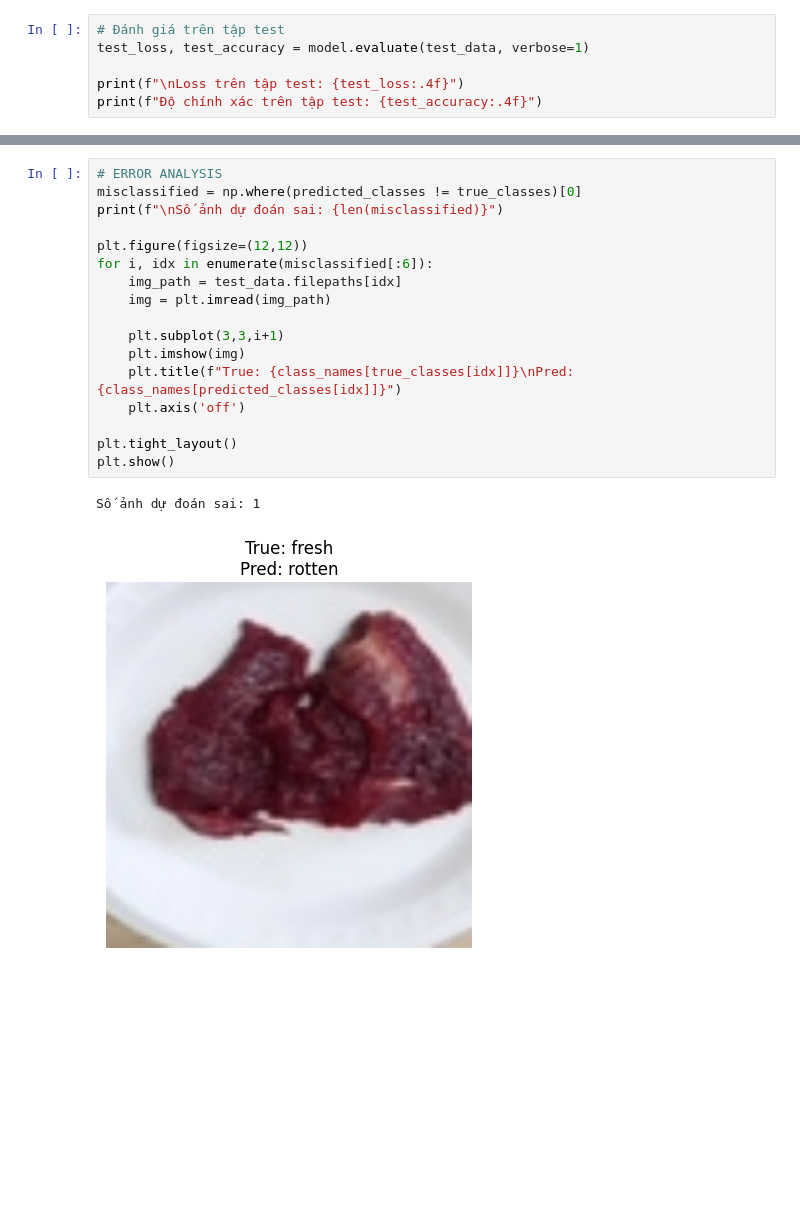
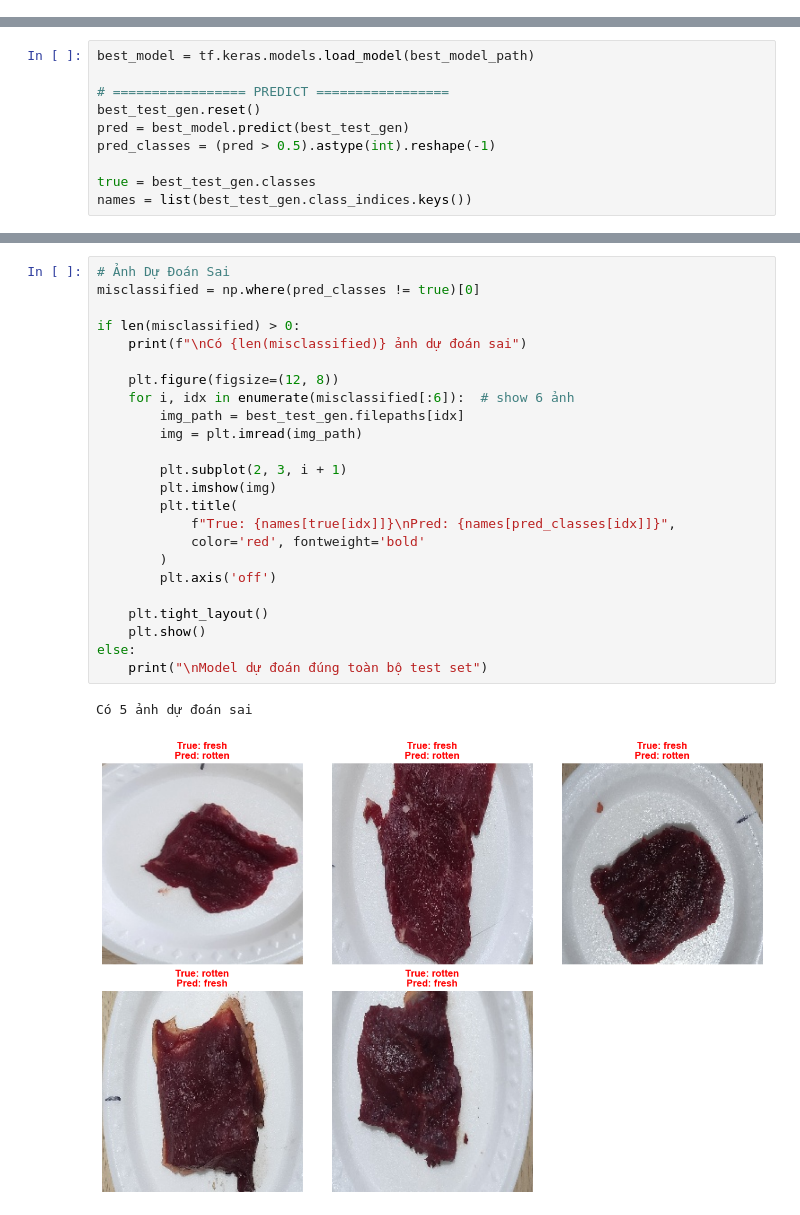
Before and after one commit to dhiyen/classifying-the-freshness-of-beef, a Jupyter notebook: code/EfficientNetB0.ipynb, the cells around one changed output, grey strips where cells are left out. Drawn from its saved outputs; the diff is of its cells as text; blank space fills up the shorter version.

```diff
--- a/code/EfficientNetB0.ipynb
+++ b/code/EfficientNetB0.ipynb
@@ -270,6 +65,0 @@ plt.show()
-# %%
-# Đánh giá trên tập test
-test_loss, test_accuracy = model.evaluate(test_data, verbose=1)
-
-print(f"\nLoss trên tập test: {test_loss:.4f}")
-print(f"Độ chính xác trên tập test: {test_accuracy:.4f}")
@@ -302,0 +261,10 @@ weighted avg       1.00      1.00      1.00       424
+# %%
+best_model = tf.keras.models.load_model(best_model_path)
+
+# ================= PREDICT =================
+best_test_gen.reset()
+pred = best_model.predict(best_test_gen)
+pred_classes = (pred > 0.5).astype(int).reshape(-1)
+
+true = best_test_gen.classes
+names = list(best_test_gen.class_indices.keys())
@@ -340,21 +314,28 @@ if len(class_names) == 2:
 # %%
-# ERROR ANALYSIS
-misclassified = np.where(predicted_classes != true_classes)[0]
-print(f"\nSố ảnh dự đoán sai: {len(misclassified)}")
+# Ảnh Dự Đoán Sai
+misclassified = np.where(pred_classes != true)[0]
 
-plt.figure(figsize=(12,12))
-for i, idx in enumerate(misclassified[:6]):
-    img_path = test_data.filepaths[idx]
-    img = plt.imread(img_path)
+if len(misclassified) > 0:
+    print(f"\nCó {len(misclassified)} ảnh dự đoán sai")
 
-    plt.subplot(3,3,i+1)
-    plt.imshow(img)
-    plt.title(f"True: {class_names[true_classes[idx]]}\nPred: {class_names[predicted_classes[idx]]}")
-    plt.axis('off')
+    plt.figure(figsize=(12, 8))
+    for i, idx in enumerate(misclassified[:6]):  # show 6 ảnh
+        img_path = best_test_gen.filepaths[idx]
+        img = plt.imread(img_path)
 
-plt.tight_layout()
-plt.show()
+        plt.subplot(2, 3, i + 1)
+        plt.imshow(img)
+        plt.title(
+            f"True: {names[true[idx]]}\nPred: {names[pred_classes[idx]]}",
+            color='red', fontweight='bold'
+        )
+        plt.axis('off')
+
+    plt.tight_layout()
+    plt.show()
+else:
+    print("\nModel dự đoán đúng toàn bộ test set")
 # %% [output]
-Số ảnh dự đoán sai: 1
+Có 5 ảnh dự đoán sai
-[figure, old version]
+[figure, new version]
 # %%
```
Also changed, not shown: parts of 26 cells of this notebook, 2 other files.
